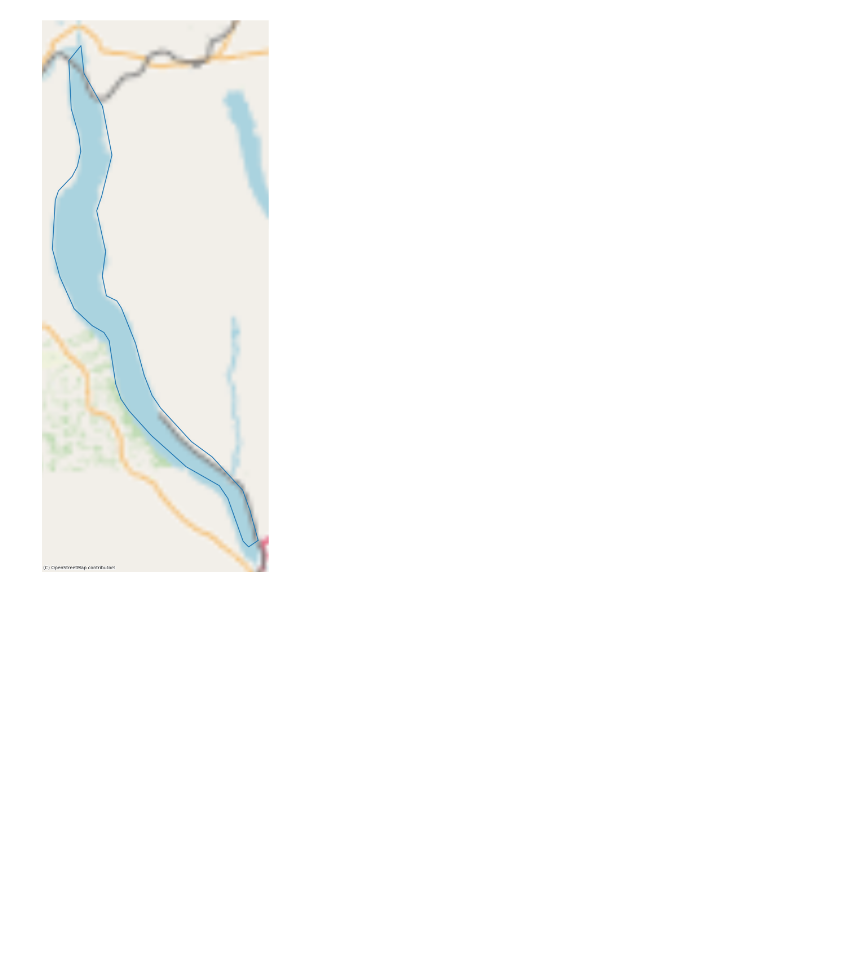
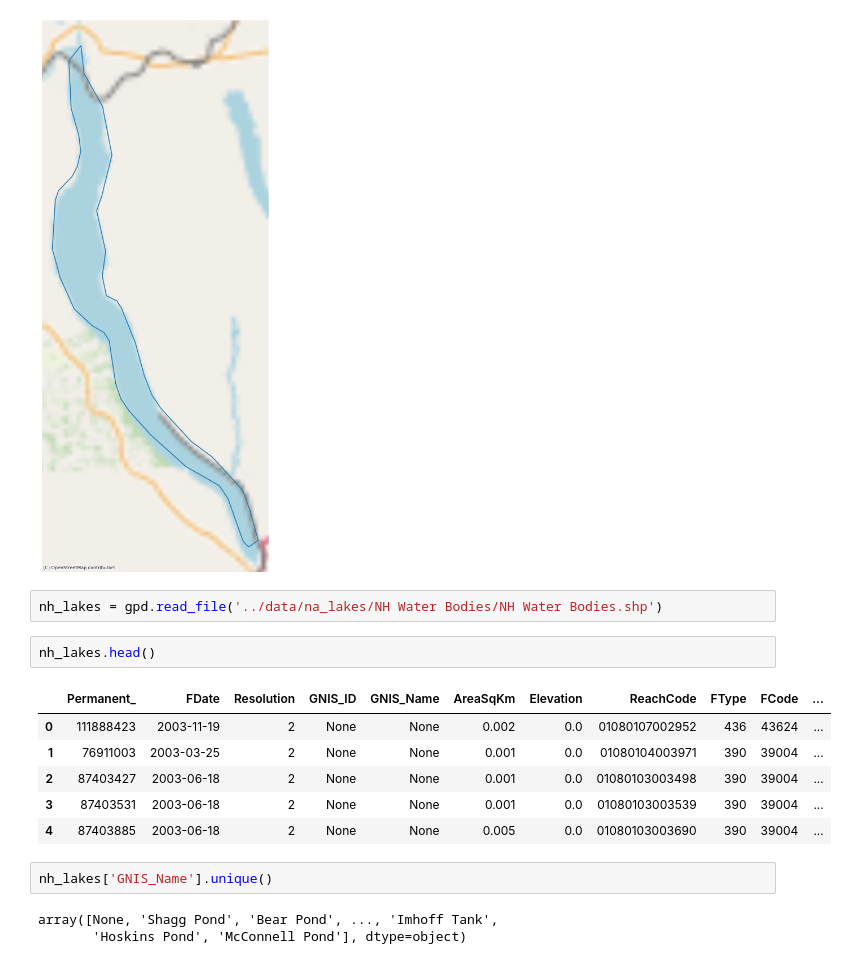
Before and after one commit to seangtkelley/hrrr-clm-lake-model-analysis, a Jupyter notebook: notebooks/lake-shapefile-exploration.ipynb, the cells around one changed output. Drawn from its saved outputs; the diff is of its cells as text; blank space fills up the shorter version.

Commit message:
added nh lakes shapefile

```diff
--- a/notebooks/lake-shapefile-exploration.ipynb
+++ b/notebooks/lake-shapefile-exploration.ipynb
@@ -66,3 +66,19 @@ ctx.add_basemap(ax, source=ctx.providers.OpenStreetMap.Mapnik, zoom=8)
 ax.set_axis_off()
 # %% [output]
 [figure]
+# %%
+nh_lakes = gpd.read_file('../data/na_lakes/NH Water Bodies/NH Water Bodies.shp')
+# %%
+nh_lakes.head()
+# %% [output]
+|  | Permanent_ | FDate | Resolution | GNIS_ID | GNIS_Name | AreaSqKm | Elevation | ReachCode | FType | FCode | ... |
+| 0 | 111888423 | 2003-11-19 | 2 | None | None | 0.002 | 0.0 | 01080107002952 | 436 | 43624 | ... |
+| 1 | 76911003 | 2003-03-25 | 2 | None | None | 0.001 | 0.0 | 01080104003971 | 390 | 39004 | ... |
+| 2 | 87403427 | 2003-06-18 | 2 | None | None | 0.001 | 0.0 | 01080103003498 | 390 | 39004 | ... |
+| 3 | 87403531 | 2003-06-18 | 2 | None | None | 0.001 | 0.0 | 01080103003539 | 390 | 39004 | ... |
+| 4 | 87403885 | 2003-06-18 | 2 | None | None | 0.005 | 0.0 | 01080103003690 | 390 | 39004 | ... |
+# %%
+nh_lakes['GNIS_Name'].unique()
+# %% [output]
+array([None, 'Shagg Pond', 'Bear Pond', ..., 'Imhoff Tank',
+       'Hoskins Pond', 'McConnell Pond'], dtype=object)
```
Also changed, not shown: parts of 1 cell of this notebook, 23 other files.
